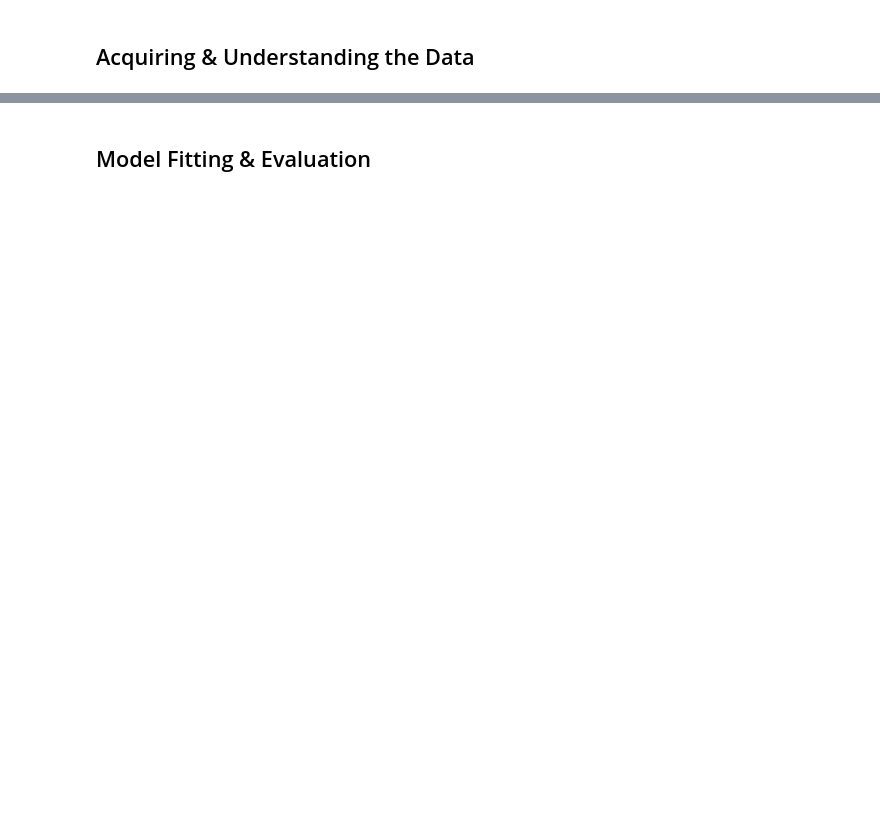
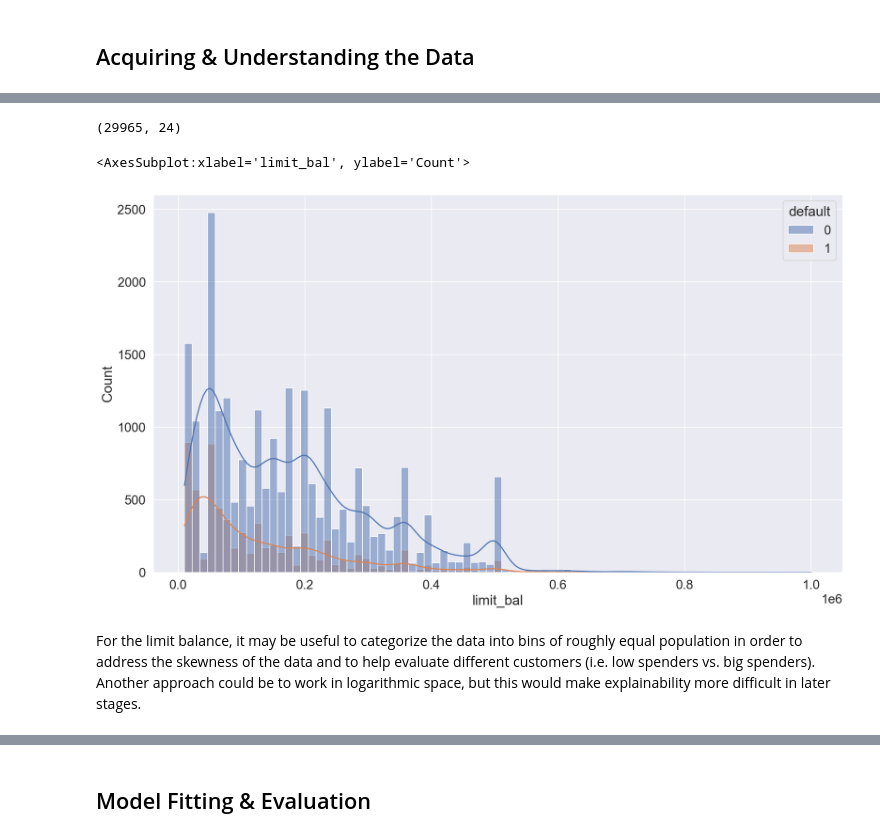
Before and after one commit to pierrewinter/CreditSesame, a Jupyter notebook: credit_default_prediction.ipynb, the cells around one changed output, grey strips where cells are left out. Saved outputs shown, nothing was run; the diff lists cells and outputs as text; code cells hidden in the pictures; blank space fills up the shorter version.

```diff
--- a/credit_default_prediction.ipynb
+++ b/credit_default_prediction.ipynb
@@ -37,0 +89,5 @@ Requirement already satisfied: xlrd in c:\python\python38\lib\site-packages (2.0
+# %%
+#Clean column names into lowercase
+
+cols = data.columns
+cols_lower = [col.lower() for col in cols]
@@ -37,0 +96,7 @@ Requirement already satisfied: xlrd in c:\python\python38\lib\site-packages (2.0
+# %%
+#Rename columns
+cols_lower[-1] = 'default'
+cols_lower[5] = 'pay_1'
+
+data.columns = cols_lower
+data.head()
@@ -37,0 +178,17 @@ Requirement already satisfied: xlrd in c:\python\python38\lib\site-packages (2.0
+# %%
+#Drop the duplicate rows
+
+indices_to_drop = data[data.duplicated()].index
+data.drop(indices_to_drop, axis=0, inplace=True)
+data.shape
+# %% [output]
+(29965, 24)
+# %%
+#Plot histogram of balances
+
+sns.histplot(data, x='limit_bal', hue='default', kde=True)
+# %% [output]
+<AxesSubplot:xlabel='limit_bal', ylabel='Count'>
+[figure, added]
+# %% [markdown]
+For the limit balance, it may be useful to categorize the data into bins of roughly equal population in order to address the skewness of the data and to help evaluate different customers (i.e. low spenders vs. big spenders). Another approach could be to work in logarithmic space, but this would make explainability more difficult in later stages.
```
Also changed, not shown: parts of 64 cells of this notebook.
